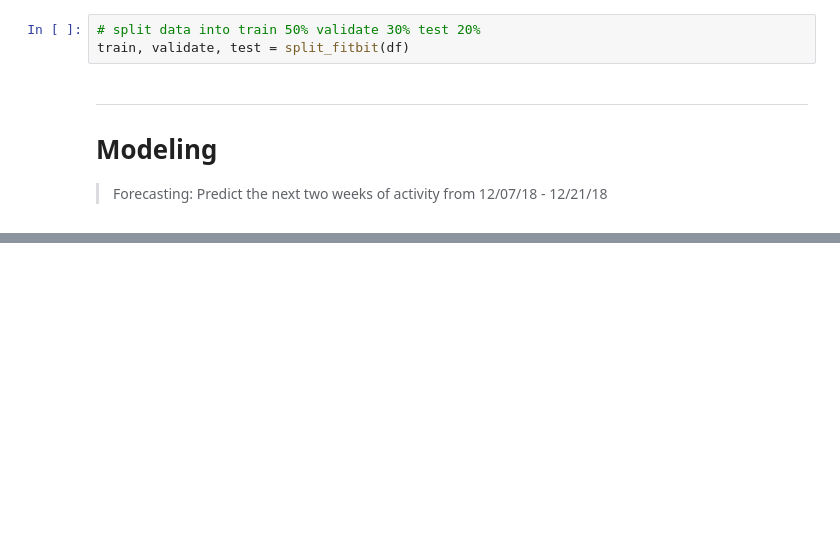
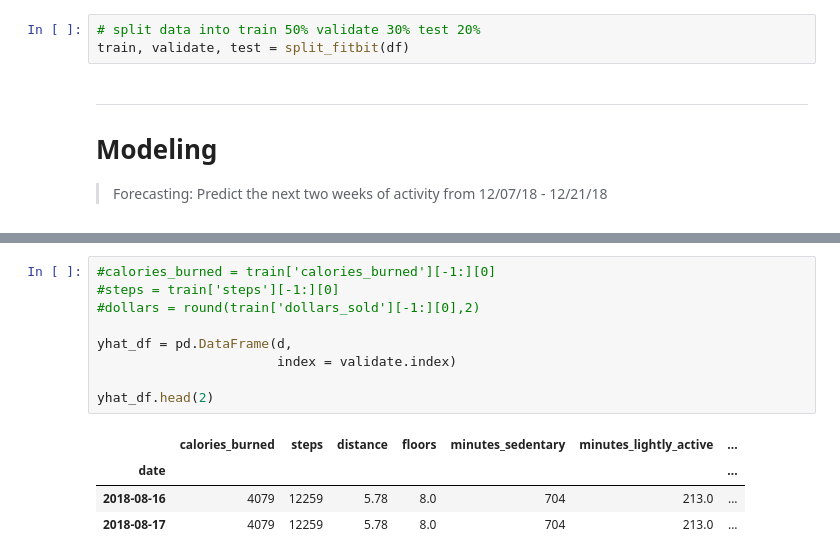
Before and after one commit to Brandon-Martinez27/fitbit_time_series_forecasting, a Jupyter notebook: model.ipynb, the cells around one changed output, grey strips where cells are left out. Drawn from its saved outputs; the diff is of its cells as text; blank space fills up the shorter version.

```diff
--- a/model.ipynb
+++ b/model.ipynb
@@ -48,0 +92,14 @@ train, validate, test = split_fitbit(df)
+# %%
+#calories_burned = train['calories_burned'][-1:][0]
+#steps = train['steps'][-1:][0]
+#dollars = round(train['dollars_sold'][-1:][0],2)
+
+yhat_df = pd.DataFrame(d,
+                       index = validate.index)
+
+yhat_df.head(2)
+# %% [output]
+|  | calories_burned | steps | distance | floors | minutes_sedentary | minutes_lightly_active | ... |
+| date |  |  |  |  |  |  | ... |
+| 2018-08-16 | 4079 | 12259 | 5.78 | 8.0 | 704 | 213.0 | ... |
+| 2018-08-17 | 4079 | 12259 | 5.78 | 8.0 | 704 | 213.0 | ... |
```
Also changed, not shown: parts of 8 cells of this notebook, 1 other file.
